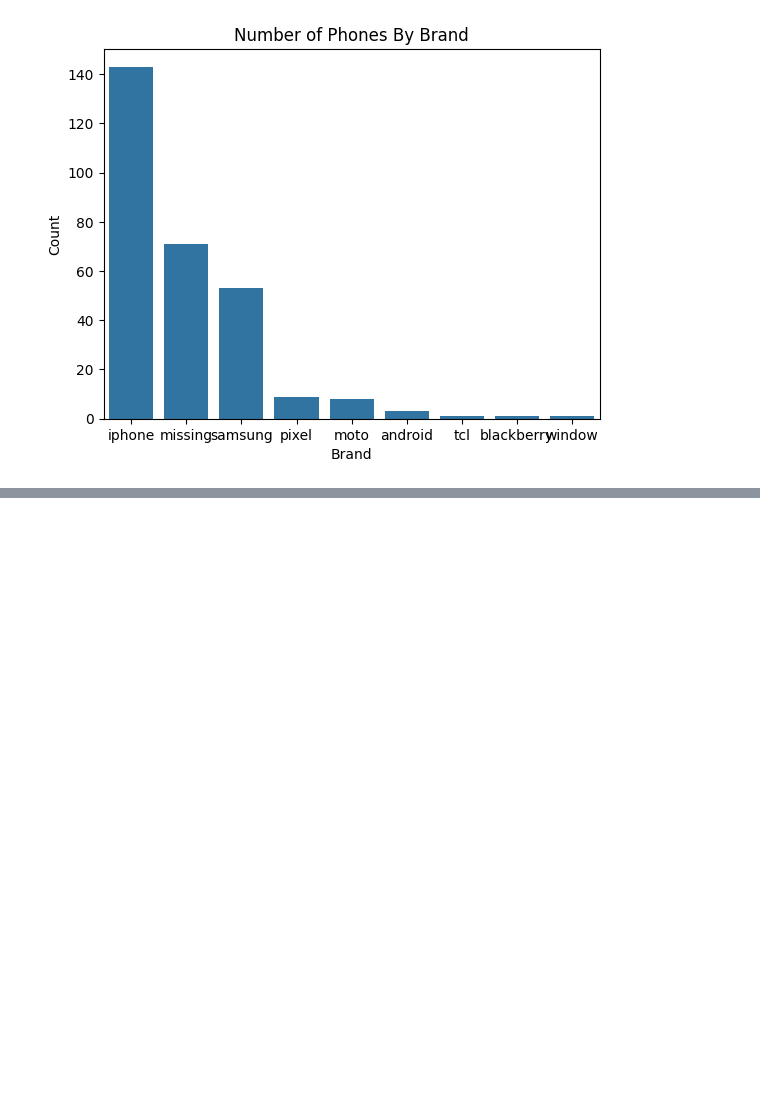
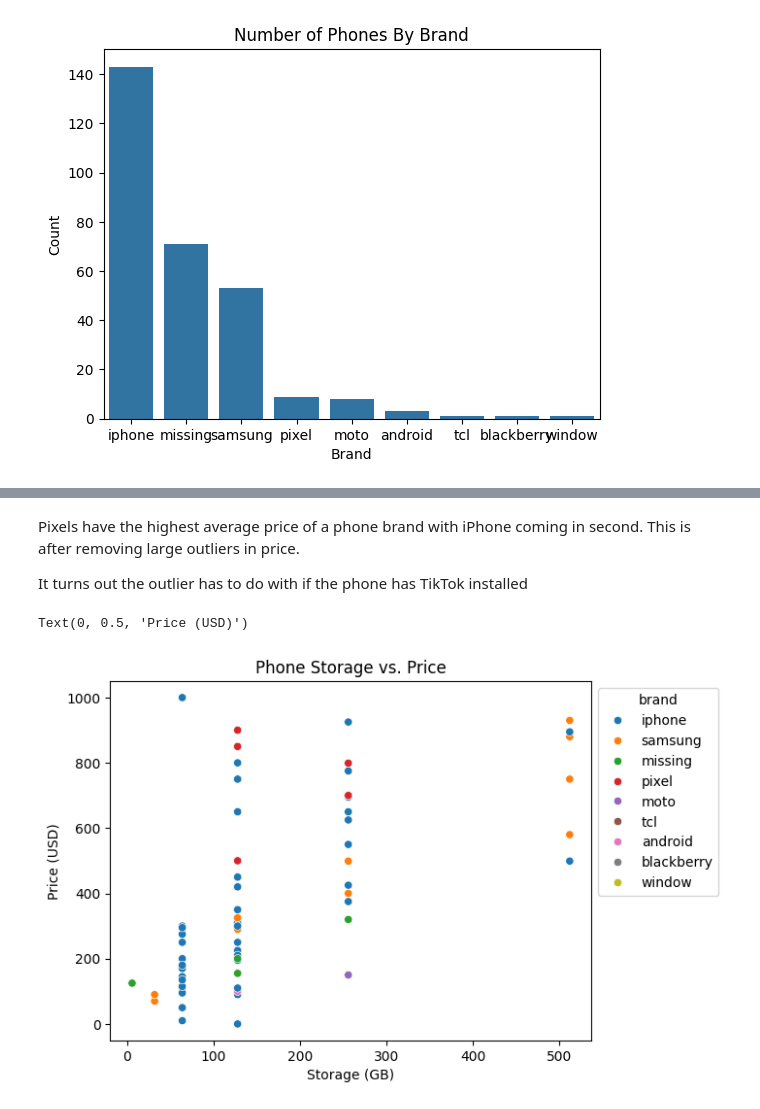
Before and after one commit to KaranRawatUVA/wrangling, a Jupyter notebook: lab/lab_notebook.ipynb, the cells around one changed output, grey strips where cells are left out. Cells and saved outputs as stored; diff of their text form; code cells hidden in the pictures; blank space fills up the shorter version.

```diff
--- a/lab/lab_notebook.ipynb
+++ b/lab/lab_notebook.ipynb
@@ -307,0 +371,18 @@ plt.show()
+# %% [markdown]
+Pixels have the highest average price of a phone brand with iPhone coming in second. This is after removing large outliers in price.
+
+It turns out the outlier has to do with if the phone has TikTok installed
+# %%
+df_without_outlier = df[df['price'] < 2000]
+
+
+ax = sns.scatterplot(data=df_without_outlier, x='storage', y='price',hue='brand')
+sns.move_legend(ax, "upper left", bbox_to_anchor=(1, 1))
+
+
+plt.title('Phone Storage vs. Price')
+plt.xlabel('Storage (GB)')
+plt.ylabel('Price (USD)')
+# %% [output]
+Text(0, 0.5, 'Price (USD)')
+[figure, added]
```
Also changed, not shown: parts of 7 cells of this notebook.
